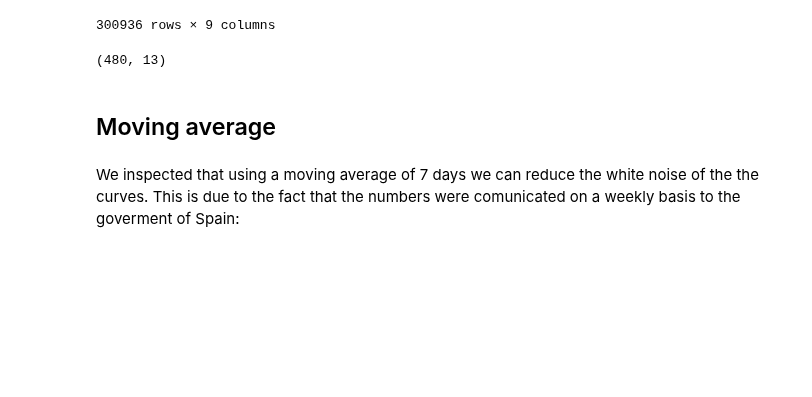
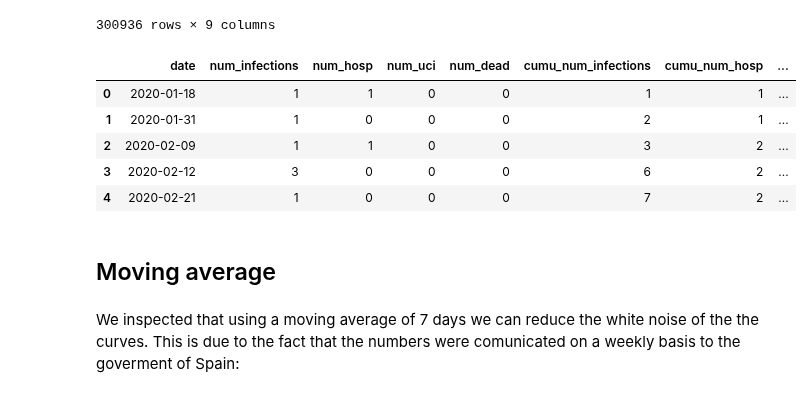
Before and after one commit to ffreire92/final_project, a Jupyter notebook: notebooks/Information_sources.ipynb, the cells around one changed output. Saved outputs shown, nothing was run; the diff lists cells and outputs as text; code cells hidden in the pictures; blank space fills up the shorter version.

```diff
--- a/notebooks/Information_sources.ipynb
+++ b/notebooks/Information_sources.ipynb
@@ -336,9 +333,14 @@ bydate = cumulative(bydate)
 # %%
 bydate = mov_7_ave(bydate)
 # %%
-bydate.shape
+bydate.head()
 # %% [output]
-(480, 13)
+|  | date | num_infections | num_hosp | num_uci | num_dead | cumu_num_infections | cumu_num_hosp | ... |
+| 0 | 2020-01-18 | 1 | 1 | 0 | 0 | 1 | 1 | ... |
+| 1 | 2020-01-31 | 1 | 0 | 0 | 0 | 2 | 1 | ... |
+| 2 | 2020-02-09 | 1 | 1 | 0 | 0 | 3 | 2 | ... |
+| 3 | 2020-02-12 | 3 | 0 | 0 | 0 | 6 | 2 | ... |
+| 4 | 2020-02-21 | 1 | 0 | 0 | 0 | 7 | 2 | ... |
 # %% [markdown]
 ## Moving average
 # %% [markdown]
```
Also changed, not shown: parts of 43 cells of this notebook.
